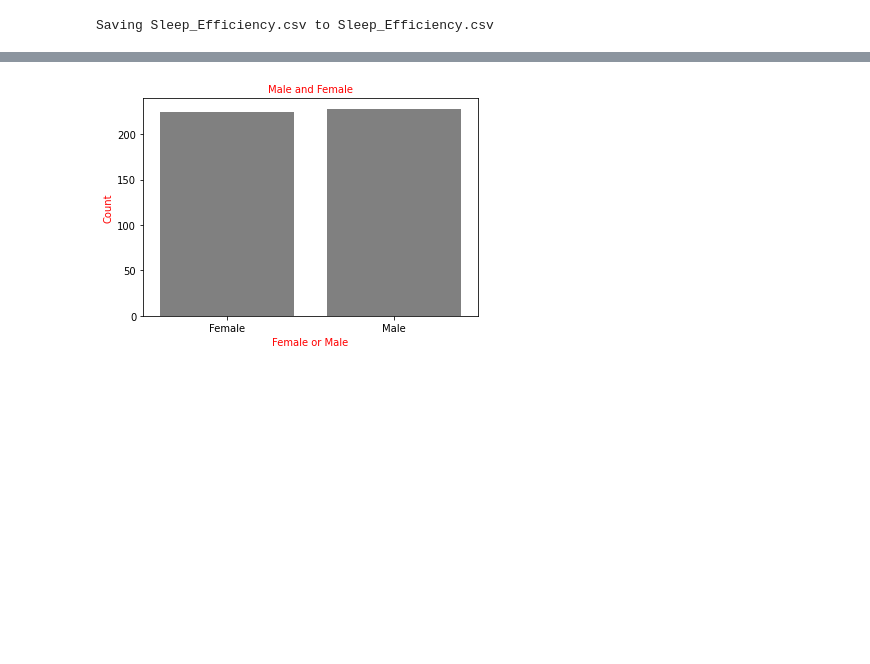
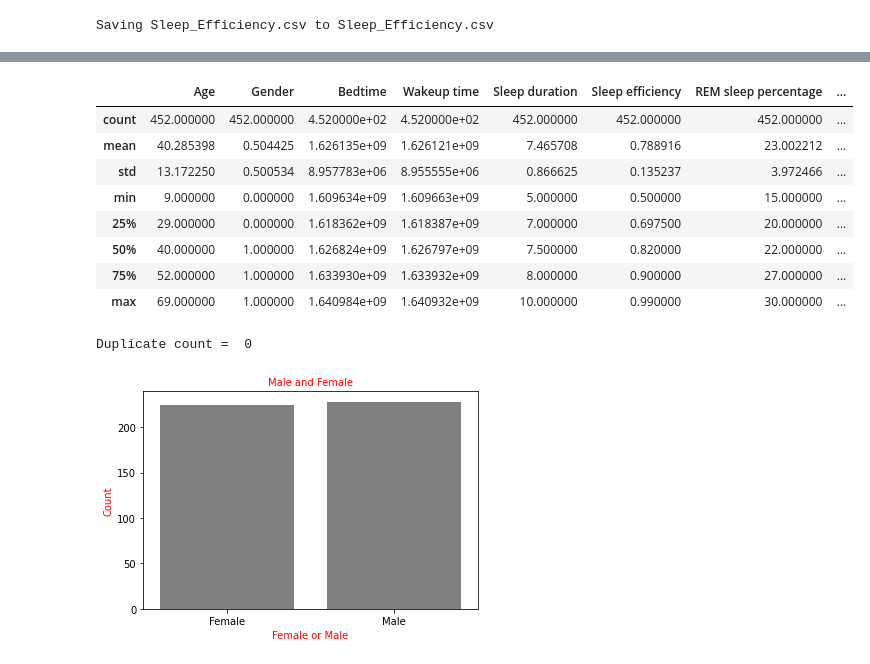
Before and after one commit to shashankvankadari/Predicting-sleep-efficiency, a Jupyter notebook: DSCI441_FinalProject.ipynb, the cells around one changed output, grey strips where cells are left out. Cells and saved outputs as stored; diff of their text form; code cells hidden in the pictures; blank space fills up the shorter version.

Commit message:
Data Wrangling

```diff
--- a/DSCI441_FinalProject.ipynb
+++ b/DSCI441_FinalProject.ipynb
@@ -19,0 +32,12 @@ df.shape
+# %%
+df = df.drop('ID',axis=1)
+# %%
+#Replace categorical data with zero and ones
+df['Smoking status'] = df['Smoking status'].map({'Yes': 1, 'No': 0})
+df['Gender'] =df['Gender'].map({'Male':1,'Female':0})
+
+#Convert bed time and wakeup time to suitable timestamp format
+df['Bedtime'] = pd.to_datetime(df['Bedtime'], format='%Y-%m-%d %H:%M:%S')
+df['Bedtime'] = df['Bedtime'].apply(lambda x: int(x.timestamp()))
+df['Wakeup time'] = pd.to_datetime(df['Wakeup time'], format='%Y-%m-%d %H:%M:%S')
+df['Wakeup time'] = df['Wakeup time'].apply(lambda x: int(x.timestamp()))
@@ -19,0 +65,5 @@ df.shape
+# %%
+df['Awakenings'].fillna(df['Awakenings'].mean(), inplace=True)
+df['Caffeine consumption'].fillna(df['Caffeine consumption'].mean(), inplace=True)
+df['Alcohol consumption'].fillna(df['Alcohol consumption'].mean(), inplace=True)
+df['Exercise frequency'].fillna(df['Exercise frequency'].mean(), inplace=True)
@@ -20,3 +89,21 @@ df.shape
+# %%
+#Check the data frame statistics
+df.describe()
+# %% [output]
+|  | Age | Gender | Bedtime | Wakeup time | Sleep duration | Sleep efficiency | REM sleep percentage | ... |
+| count | 452.000000 | 452.000000 | 4.520000e+02 | 4.520000e+02 | 452.000000 | 452.000000 | 452.000000 | ... |
+| mean | 40.285398 | 0.504425 | 1.626135e+09 | 1.626121e+09 | 7.465708 | 0.788916 | 23.002212 | ... |
+| std | 13.172250 | 0.500534 | 8.957783e+06 | 8.955555e+06 | 0.866625 | 0.135237 | 3.972466 | ... |
+| min | 9.000000 | 0.000000 | 1.609634e+09 | 1.609663e+09 | 5.000000 | 0.500000 | 15.000000 | ... |
+| 25% | 29.000000 | 0.000000 | 1.618362e+09 | 1.618387e+09 | 7.000000 | 0.697500 | 20.000000 | ... |
+| 50% | 40.000000 | 1.000000 | 1.626824e+09 | 1.626797e+09 | 7.500000 | 0.820000 | 22.000000 | ... |
+| 75% | 52.000000 | 1.000000 | 1.633930e+09 | 1.633932e+09 | 8.000000 | 0.900000 | 27.000000 | ... |
+| max | 69.000000 | 1.000000 | 1.640984e+09 | 1.640932e+09 | 10.000000 | 0.990000 | 30.000000 | ... |
+# %%
+#Checking for duplicate values
+print("Duplicate count = ", df.duplicated().sum())
+# %% [output]
+Duplicate count =  0
 # %%
 sns.countplot(data=df,x="Gender", color="grey")
 plt.xlabel("Female or Male", color="red",fontsize=10)
```
Also changed, not shown: parts of 4 cells of this notebook.
